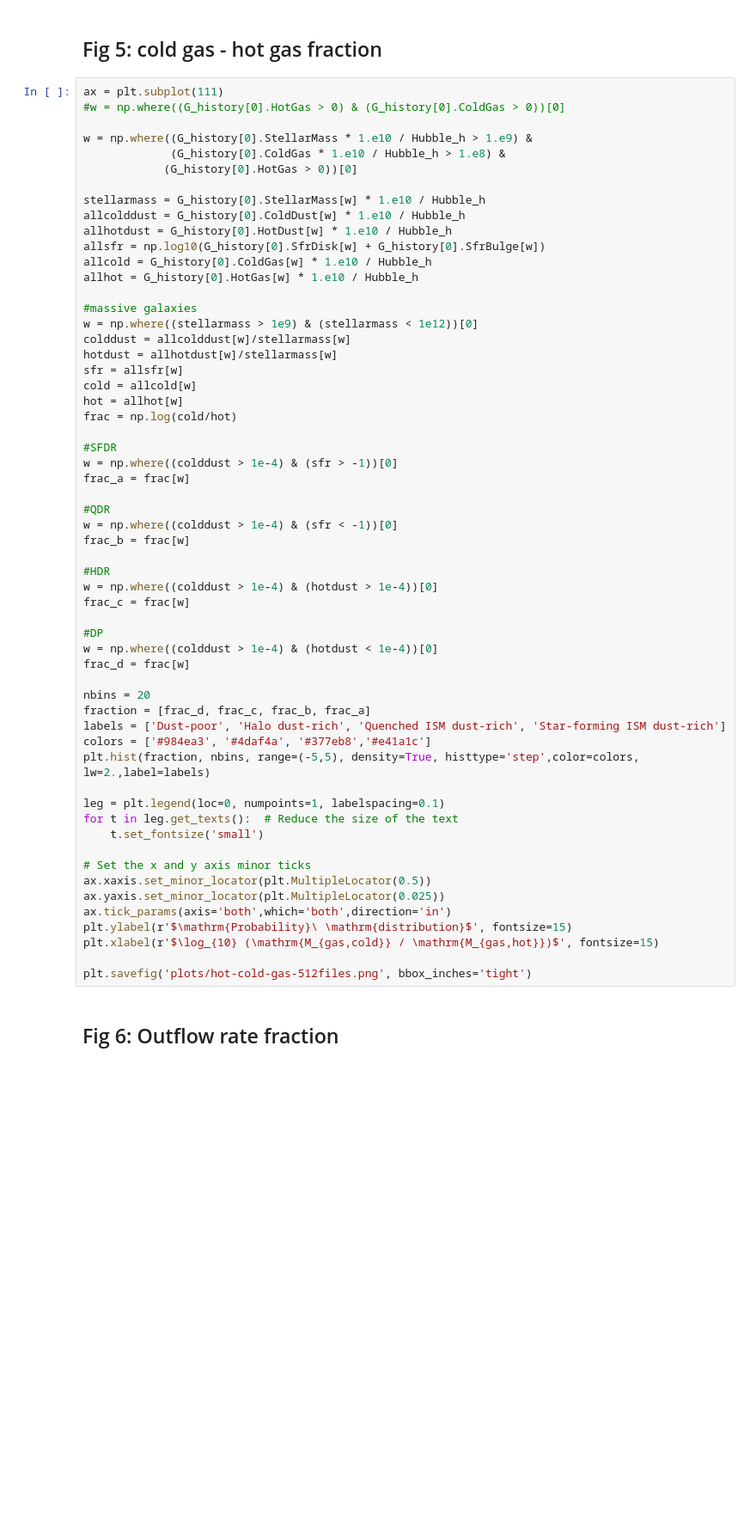
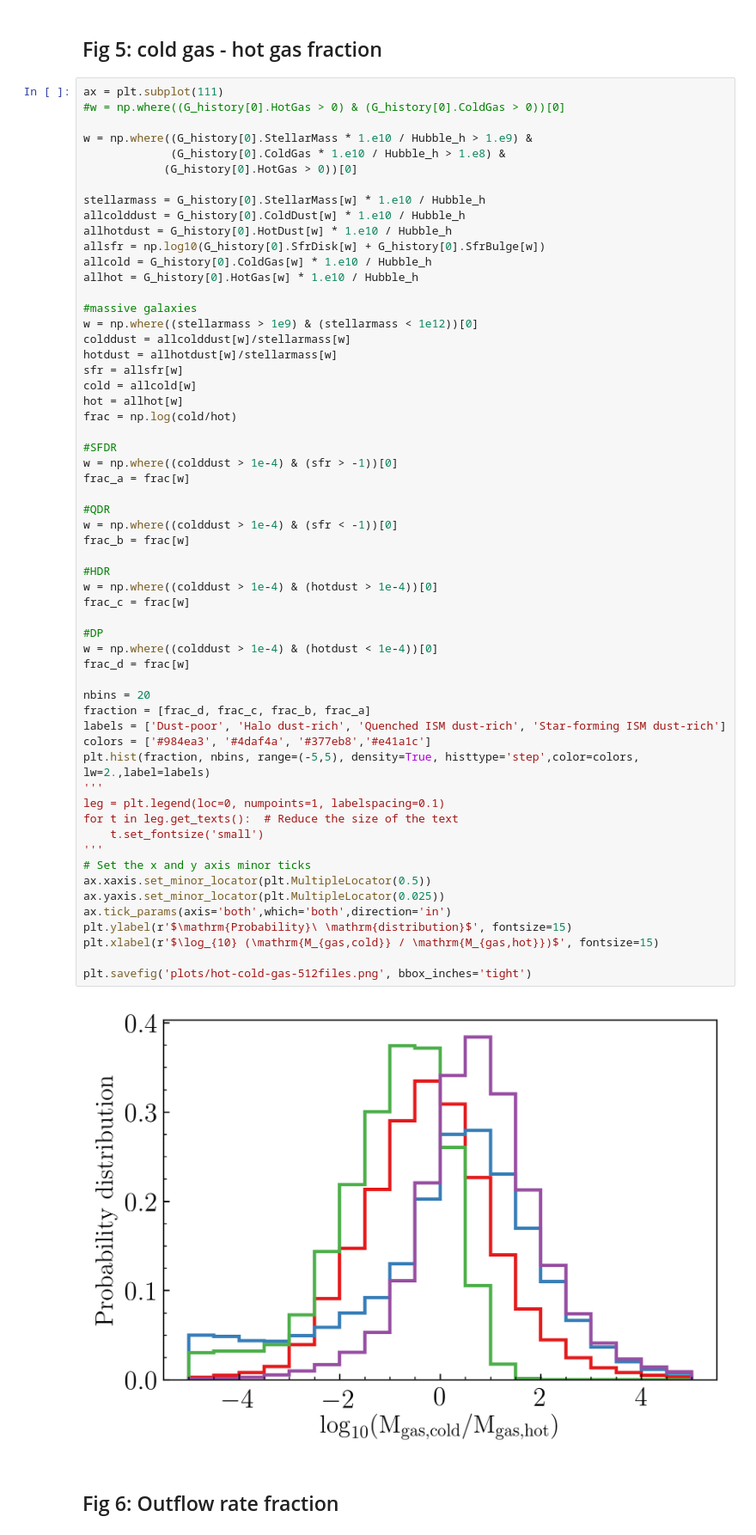
Before and after one commit to dptriani/dusty-sage, a Jupyter notebook: analysis/Paper2_plotting.ipynb, the cells around one changed output. Shown at 86% size. Cells and saved outputs as stored; diff of their text form; blank space fills up the shorter version.

```diff
--- a/analysis/Paper2_plotting.ipynb
+++ b/analysis/Paper2_plotting.ipynb
@@ -1544,35 +1523,37 @@ w = np.where((colddust > 1e-4) & (sfr > -1))[0]
 frac_a = frac[w]
 
 #QDR
 w = np.where((colddust > 1e-4) & (sfr < -1))[0]
 frac_b = frac[w]
 
 #HDR
 w = np.where((colddust > 1e-4) & (hotdust > 1e-4))[0]
 frac_c = frac[w]
 
 #DP
 w = np.where((colddust > 1e-4) & (hotdust < 1e-4))[0]
 frac_d = frac[w]
 
 nbins = 20
 fraction = [frac_d, frac_c, frac_b, frac_a]
 labels = ['Dust-poor', 'Halo dust-rich', 'Quenched ISM dust-rich', 'Star-forming ISM dust-rich']
 colors = ['#984ea3', '#4daf4a', '#377eb8','#e41a1c']
 plt.hist(fraction, nbins, range=(-5,5), density=True, histtype='step',color=colors, lw=2.,label=labels)
-
+'''
 leg = plt.legend(loc=0, numpoints=1, labelspacing=0.1)
 for t in leg.get_texts():  # Reduce the size of the text
     t.set_fontsize('small')
-
+'''
 # Set the x and y axis minor ticks
 ax.xaxis.set_minor_locator(plt.MultipleLocator(0.5))
 ax.yaxis.set_minor_locator(plt.MultipleLocator(0.025))
 ax.tick_params(axis='both',which='both',direction='in')
 plt.ylabel(r'$\mathrm{Probability}\ \mathrm{distribution}$', fontsize=15)
 plt.xlabel(r'$\log_{10} (\mathrm{M_{gas,cold}} / \mathrm{M_{gas,hot}})$', fontsize=15)
 
 plt.savefig('plots/hot-cold-gas-512files.png', bbox_inches='tight')
+# %% [output]
+[figure, added]
 # %% [markdown]
 ## Fig 6: Outflow rate fraction
 # %%
```
Also changed, not shown: parts of 4 cells of this notebook, 1 other file.
